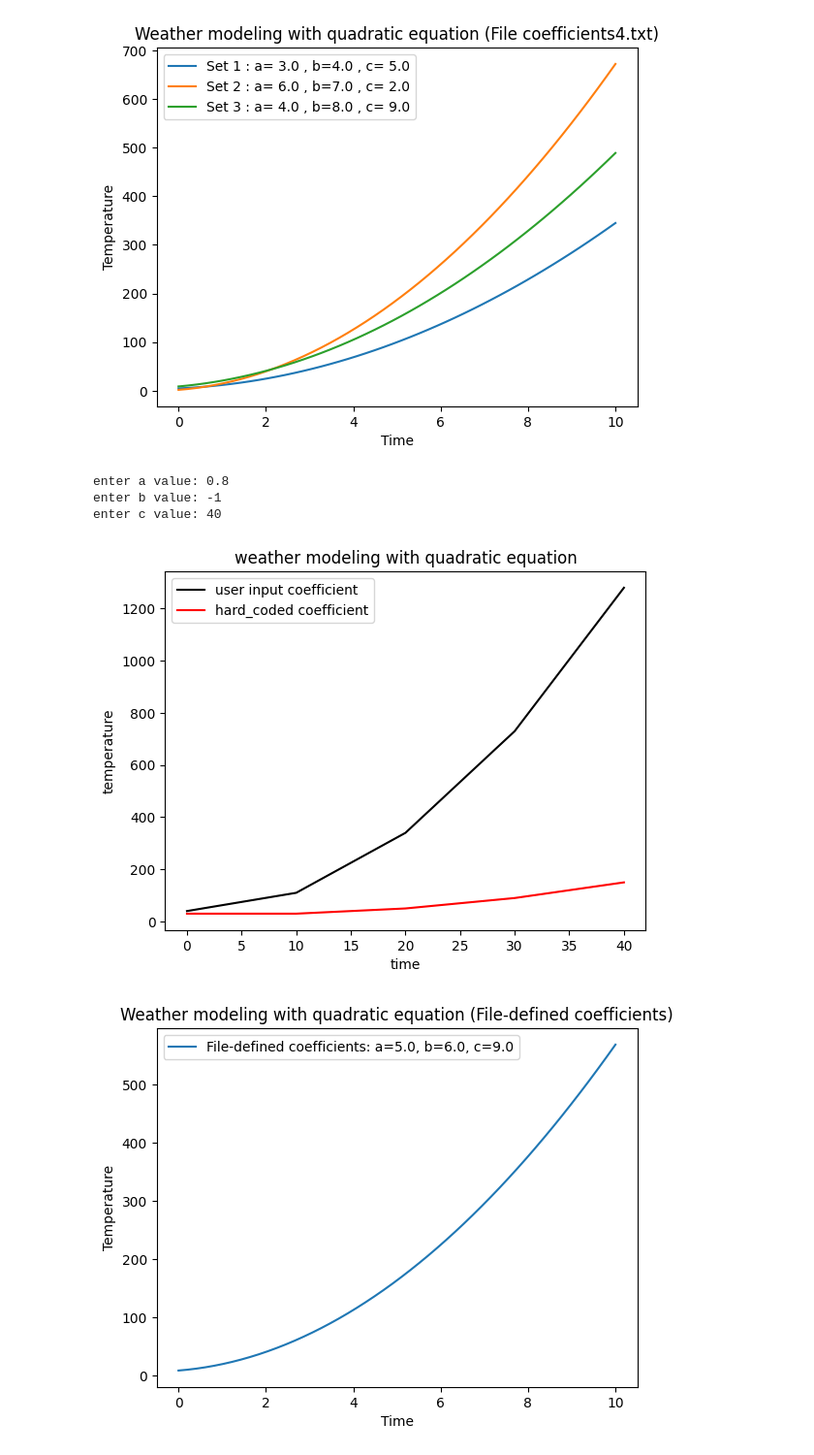
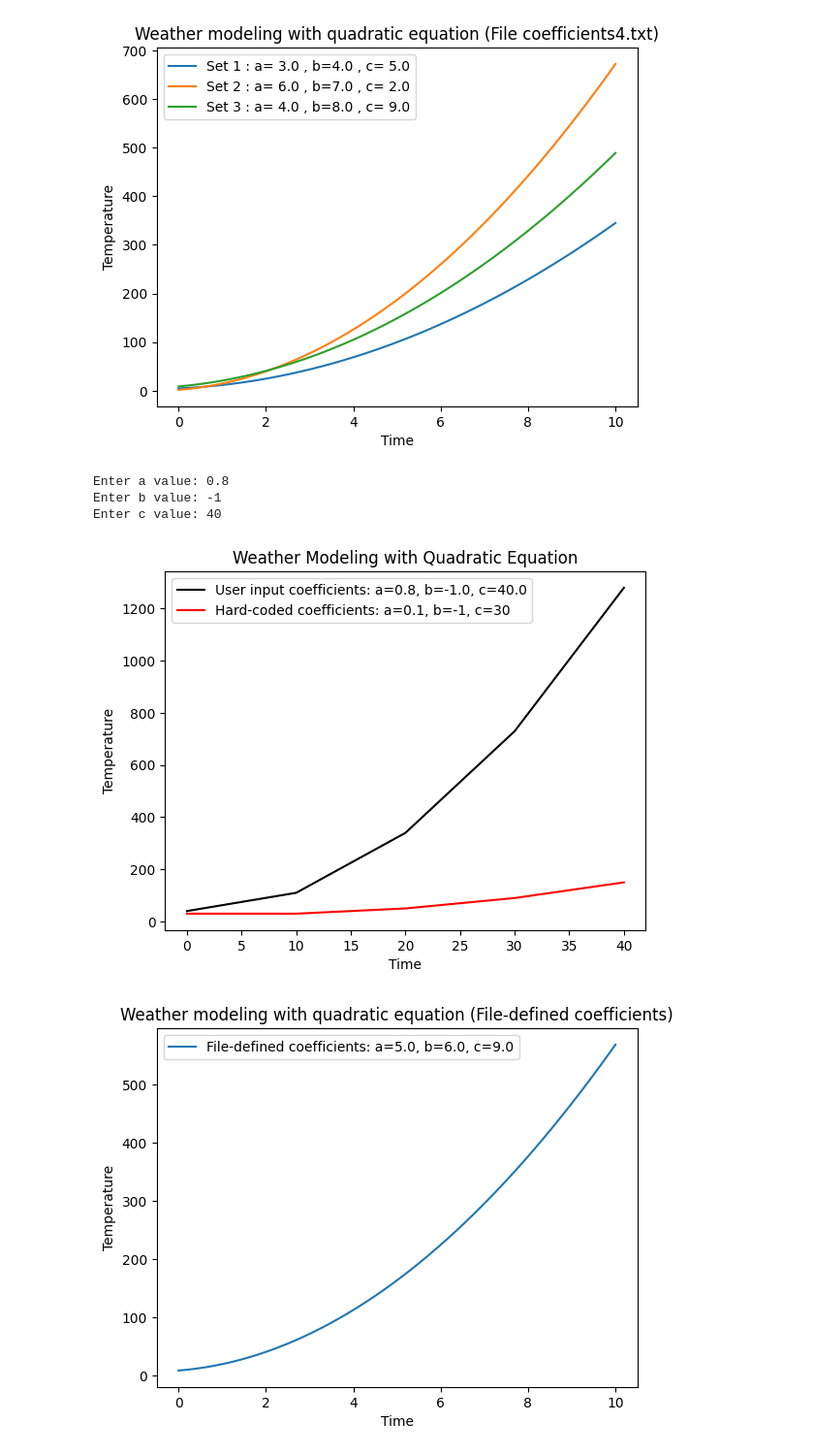
Before and after one commit to SUBHASH0102/software_engeering, a Jupyter notebook: Copy_of_Welcome_To_Colab.ipynb, the cells around one changed output. Shown at 97% size. Saved outputs shown, nothing was run; the diff lists cells and outputs as text; code cells hidden in the pictures.

```diff
--- a/Copy_of_Welcome_To_Colab.ipynb
+++ b/Copy_of_Welcome_To_Colab.ipynb
@@ -15,7 +15,7 @@ def main():
 
     temperature_hardcoded = quadratic_model(time_values)
 
-    plt.plot(time_values,temperature_hardcoded,label='Hard_coded coefficients')
+    plt.plot(time_values,temperature_hardcoded,label='Hard_coded coefficients : a=0.1 , b=-1 , c= 30')
     plt.xlabel('Time')
     plt.ylabel('Temperature')
     plt.legend()
@@ -42,7 +42,7 @@ def main():
 
     temperature_hardcoded = quadratic_model(time_values, a, b, c)
 
-    plt.plot(time_values, temperature_hardcoded, label='Hard_coded coefficients')
+    plt.plot(time_values, temperature_hardcoded, label=f'Hard_coded coefficients : a= {a} , b={b} , c= {c}')
     plt.xlabel('Time')
     plt.ylabel('Temperature')
     plt.legend()
@@ -109,42 +109,42 @@ Saving coefficients4.txt to coefficients4.txt
 # %%
 import numpy as np
 import matplotlib.pyplot as plt
 
-def quadratic_model(time,a,b,c):
+def quadratic_model1(time, a1, b1, c1):
+    temp1 = a1 * (time**2) + b1 * time + c1
+    return temp1
 
-    temp=a*(time**2)+b*(time)+c
-    return temp
-def quadratic_model1(time):
-      a1=0.1
-      b1=-1
-      c1=30
+def quadratic_model2(time):
+    a2 = 0.1
+    b2 = -1
+    c2 = 30
+    temp2 = a2 * (time**2) + b2 * time + c2
+    return temp2
 
-      temp1=a1*(time**2)+b1*(time)+c1
-      return temp1
 def main():
-        time= np.arange(0,50,10)
-        a=float(input('enter a value: '))
-        b=float(input('enter b value: '))
-        c=float(input('enter c value: '))
-        temp = quadratic_model(time,a,b,c)
+    time = np.arange(0, 50, 10)
+    a1 = float(input('Enter a value: '))
+    b1 = float(input('Enter b value: '))
+    c1 = float(input('Enter c value: '))
+    temp1 = quadratic_model1(time, a1, b1, c1)
 
-        temp1 = quadratic_model1(time)
-        plt.plot(time,temp,label='user input coefficient',color='black')
-        plt.plot(time,temp1,label='hard_coded coefficient',color='red')
+    temp2 = quadratic_model2(time)
+    plt.plot(time, temp1, label=f'User input coefficients: a={a1}, b={b1}, c={c1}', color='black')
+    plt.plot(time, temp2, label='Hard-coded coefficients: a=0.1, b=-1, c=30', color='red')
 
-        plt.xlabel('time')
-        plt.ylabel('temperature')
-        plt.legend()
-        plt.title('weather modeling with quadratic equation')
-        plt.show()
+    plt.xlabel('Time')
+    plt.ylabel('Temperature')
+    plt.legend()
+    plt.title('Weather Modeling with Quadratic Equation')
+    plt.show()
 
 if __name__ == '__main__':
-        main()
+    main()
 # %% [output]
-enter a value: 0.8
-enter b value: -1
-enter c value: 40
+Enter a value: 0.8
+Enter b value: -1
+Enter c value: 40
-[figure, old version]
+[figure, new version]
 # %%
 import matplotlib.pyplot as plt
 import numpy as np
```
Also changed, not shown: parts of 2 cells of this notebook.
